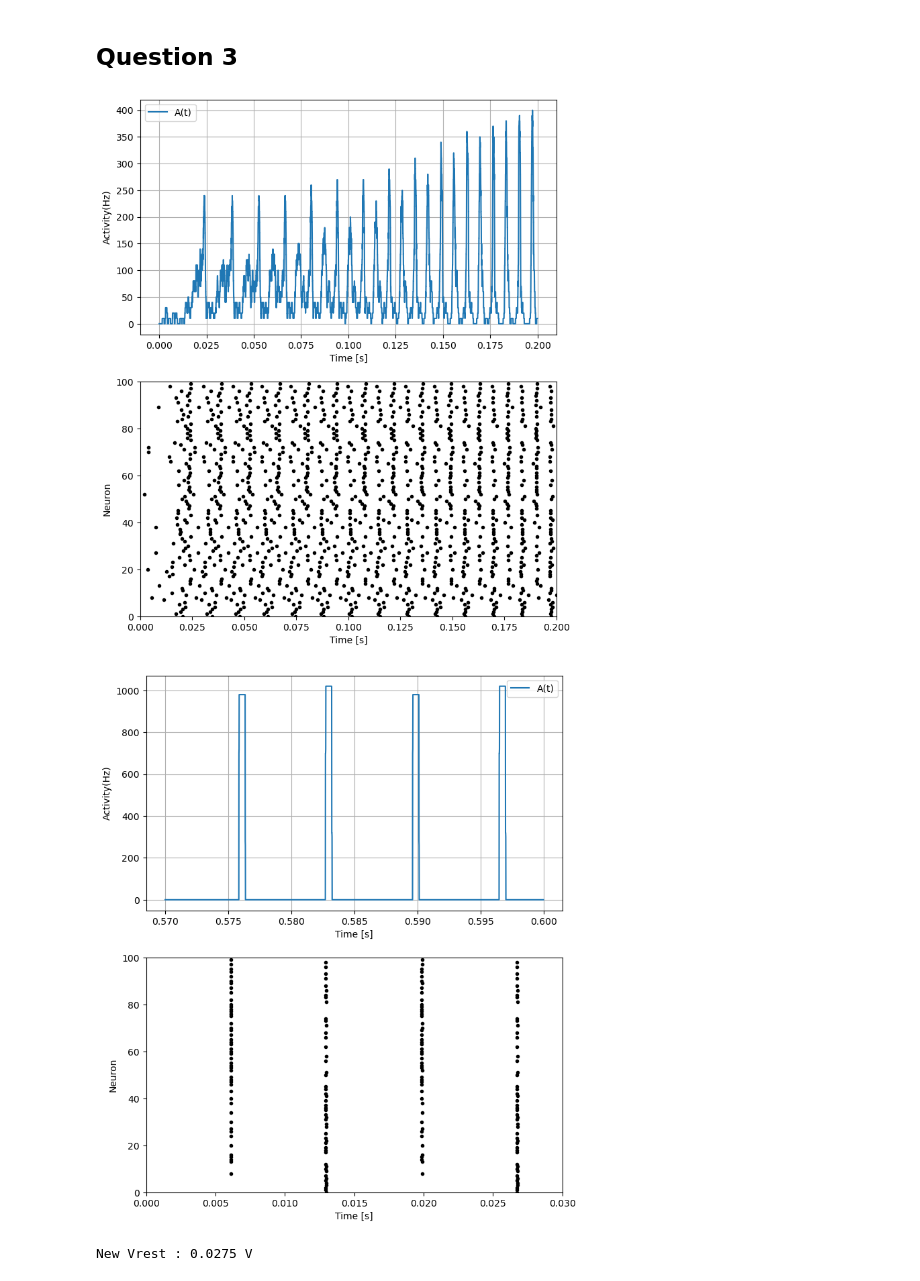
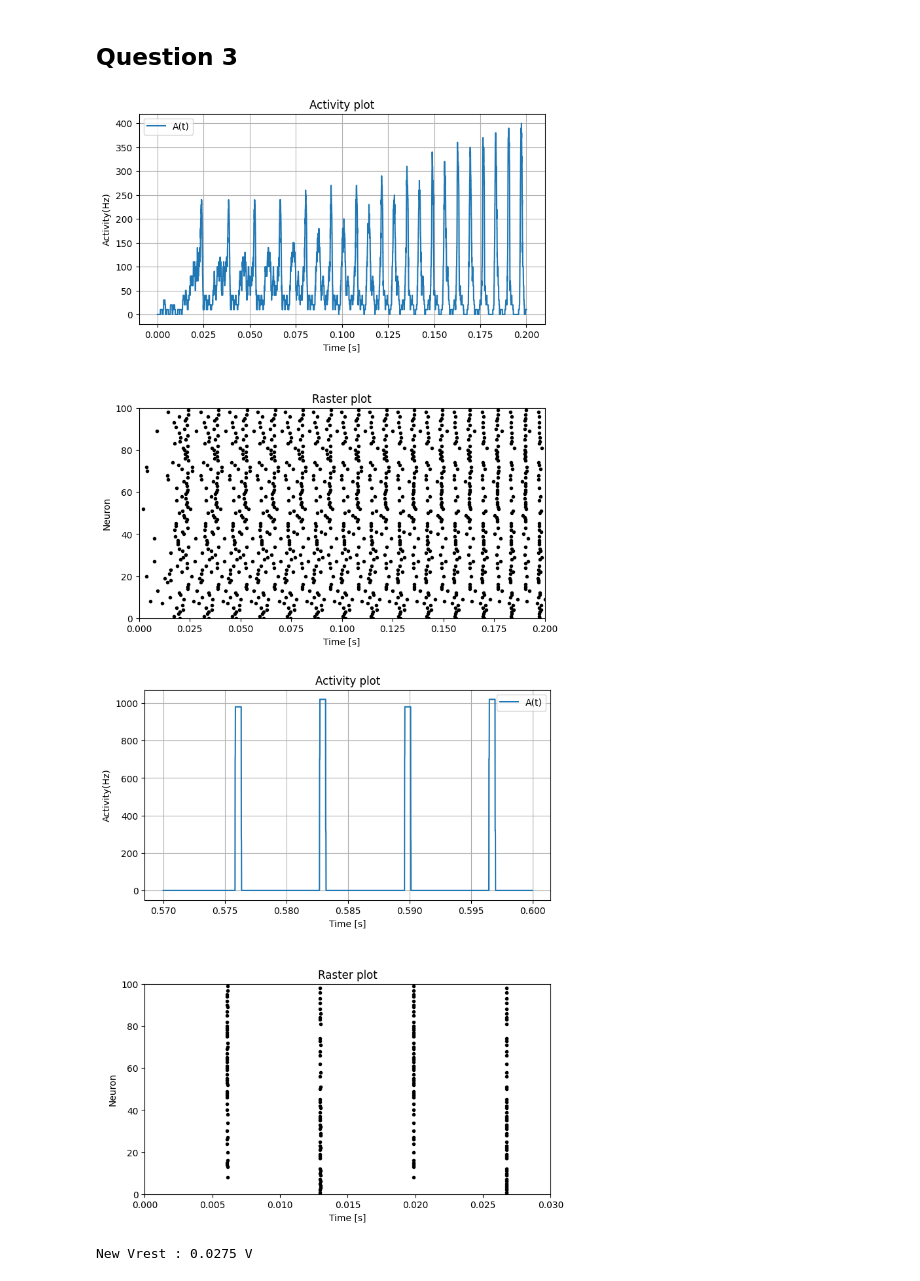
Before and after one commit to NicolasRR/SSHNeurons, a Jupyter notebook: Notebook.ipynb, the cells around one changed output. Cells and saved outputs as stored; diff of their text form; code cells hidden in the pictures.

```diff
--- a/Notebook.ipynb
+++ b/Notebook.ipynb
@@ -34,7 +31,7 @@ V_RESET = -50 * b2.mV
 MEMBRANE_RESISTANCE = 50 * b2.ohm
 MEMBRANE_TIME_SCALE = 10 * b2.ms
 FIRING_THRESHOLD = 0 * b2.mV
-BETA = 100000 * b2.Hz
+BETA = 1e5 * b2.Hz
 np.random.seed(0)
 folder="plots/"
 # %%
@@ -62,15 +59,12 @@ def raster_plot(ST, ax, dt=1e-2*b2.ms):
     ax.set_ylim([0, num_neurons])
     ax.set_xlabel('Time [s]')
     ax.set_ylabel('Neuron')
+    ax.set_title("Raster plot")
 
     # Show the plot
 def IV_plot(Ie, Vs, t, ax,dt = 1e-2*b2.ms):
     if not(Ie is None):
       ax2 = ax.twinx()
-
-      # Shift the position of the right axis upwards
-
-      # Plot the second curve on the second axis
       ax2.plot(t*dt, Ie, label='$I_{ext}(t)$', c="orange")
       ax2.set_ylabel('Current [A]', color='orange')
       ax2.tick_params('y', colors='orange')
@@ -83,9 +77,11 @@ def IV_plot(Ie, Vs, t, ax,dt = 1e-2*b2.ms):
     ax.grid()
     ax.legend()
     ax2.legend(loc='lower right')
+    ax.set_title("IV plot")
 
 def activity_plot(ST, t, ax, tA=1*b2.ms,dt = 1e-2*b2.ms,N=100):
     At = np.array([np.mean(s) for s in ST])/dt
+    #Convolving with a low pass filter
     At = np.convolve(At, np.ones_like(np.linspace(-tA/2, tA/2, int(tA/dt)))/ tA*dt, mode='same')
 
     ax.plot(t*dt, At, label='A(t)')
@@ -93,4 +89,5 @@ def activity_plot(ST, t, ax, tA=1*b2.ms,dt = 1e-2*b2.ms,N=100):
     ax.set_ylabel('Activity(Hz)')
     ax.grid()
     ax.legend()
+    ax.set_title("Activity plot")
 # %%
@@ -199,22 +207,25 @@ T=600*b2.ms
 I0=-0.25*b2.mA
 Vs2, ST2, _, _ = synchronous_state(Vi, dt=dt, T=T, I=np.full(int(T/dt), I0)*1e3*b2.mA)
 # %%
+#Plots
 steps = Vs1.shape[0]
 t = np.arange(0, steps, 1)
 
 fig, (ax1, ax2) = plt.subplots(2, 1, figsize=(8, 10))
+plt.subplots_adjust(wspace=0.4, hspace=0.4)
 activity_plot(ST2[0:i200,:],t[0:i200],ax1)
 raster_plot(ST2[0:i200,:], ax2)
 plt.savefig(folder+'ex1_3_first.svg')
 # %% [output]
-[figure, old version]
+[figure, new version]
 # %%
 fig, (ax1, ax2) = plt.subplots(2, 1, figsize=(8, 10))
+plt.subplots_adjust(wspace=0.4, hspace=0.4)
 activity_plot(ST2[-1-i30:-1],t[-1-i30:-1],ax1, tA=0.5*b2.ms)
 raster_plot(ST2[-1-i30:-1], ax2)
 plt.savefig(folder+'ex1_3_last.svg')
 # %% [output]
-[figure, old version]
+[figure, new version]
 # %%
 print(f"New Vrest : {-MEMBRANE_RESISTANCE*I0+V_REST} V")
 # %% [output]
```
Also changed, not shown: parts of 20 cells of this notebook.
